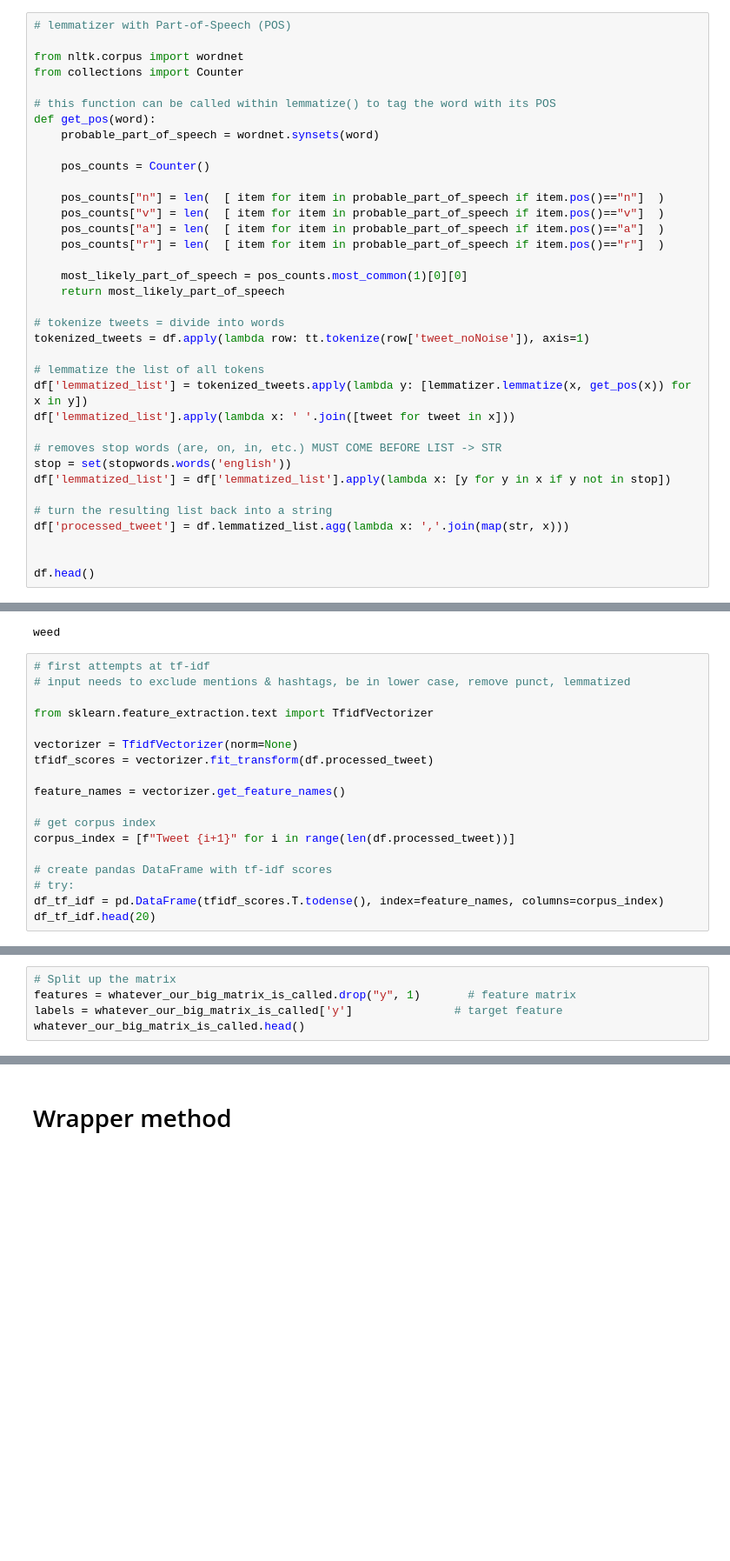
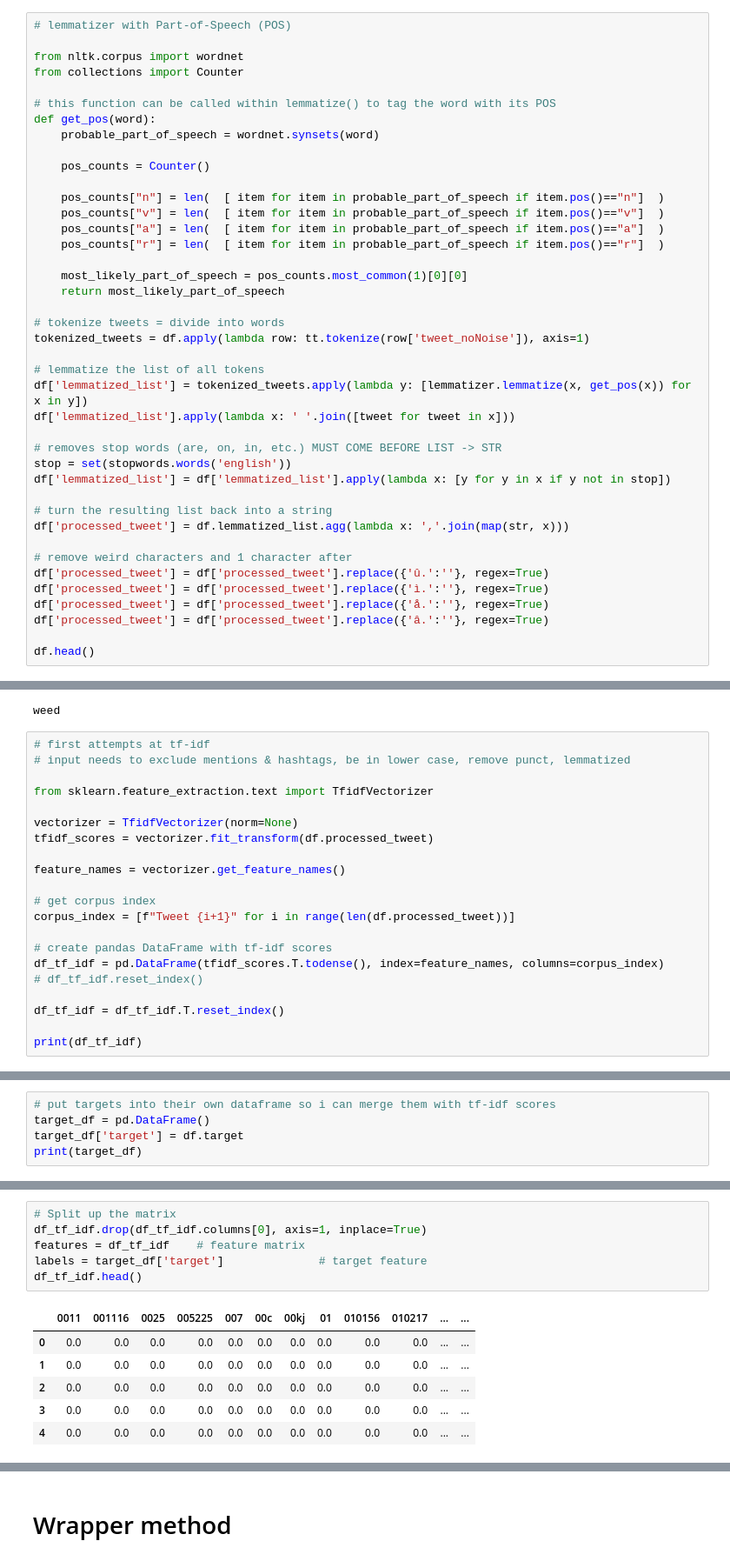
Before and after one commit to selmadissing/Machine-Learning-Project-2022, a Jupyter notebook: NLP-Project2022.ipynb, the cells around one changed output, grey strips where cells are left out. Shown at 87% size. Drawn from its saved outputs; the diff is of its cells as text; blank space fills up the shorter version.

```diff
--- a/NLP-Project2022.ipynb
+++ b/NLP-Project2022.ipynb
@@ -109,6 +109,11 @@ df['lemmatized_list'] = df['lemmatized_list'].apply(lambda x: [y for y in x if y
 # turn the resulting list back into a string
 df['processed_tweet'] = df.lemmatized_list.agg(lambda x: ','.join(map(str, x)))
 
+# remove weird characters and 1 character after
+df['processed_tweet'] = df['processed_tweet'].replace({'û.':''}, regex=True)
+df['processed_tweet'] = df['processed_tweet'].replace({'ì.':''}, regex=True)
+df['processed_tweet'] = df['processed_tweet'].replace({'å.':''}, regex=True)
+df['processed_tweet'] = df['processed_tweet'].replace({'â.':''}, regex=True)
 
 df.head()
 # %% [output]
@@ -138,7 +143,10 @@ feature_names = vectorizer.get_feature_names()
 corpus_index = [f"Tweet {i+1}" for i in range(len(df.processed_tweet))]
 
 # create pandas DataFrame with tf-idf scores
-# try:
 df_tf_idf = pd.DataFrame(tfidf_scores.T.todense(), index=feature_names, columns=corpus_index)
-df_tf_idf.head(20)
+# df_tf_idf.reset_index()
+
+df_tf_idf = df_tf_idf.T.reset_index()
+
+print(df_tf_idf)
 # %% [output]
@@ -162,0 +170,5 @@ df_tf_idf.head(20)
+# %%
+# put targets into their own dataframe so i can merge them with tf-idf scores
+target_df = pd.DataFrame()
+target_df['target'] = df.target
+print(target_df)
@@ -223,5 +246,13 @@ AttributeError: 'DataFrame' object has no attribute 'tweet_stop'
 # %%
 # Split up the matrix
-features = whatever_our_big_matrix_is_called.drop("y", 1)       # feature matrix
-labels = whatever_our_big_matrix_is_called['y']               # target feature
-whatever_our_big_matrix_is_called.head()
+df_tf_idf.drop(df_tf_idf.columns[0], axis=1, inplace=True)
+features = df_tf_idf    # feature matrix
+labels = target_df['target']              # target feature
+df_tf_idf.head()
+# %% [output]
+|  | 0011 | 001116 | 0025 | 005225 | 007 | 00c | 00kj | 01 | 010156 | 010217 | ... | ... |
+| 0 | 0.0 | 0.0 | 0.0 | 0.0 | 0.0 | 0.0 | 0.0 | 0.0 | 0.0 | 0.0 | ... | ... |
+| 1 | 0.0 | 0.0 | 0.0 | 0.0 | 0.0 | 0.0 | 0.0 | 0.0 | 0.0 | 0.0 | ... | ... |
+| 2 | 0.0 | 0.0 | 0.0 | 0.0 | 0.0 | 0.0 | 0.0 | 0.0 | 0.0 | 0.0 | ... | ... |
+| 3 | 0.0 | 0.0 | 0.0 | 0.0 | 0.0 | 0.0 | 0.0 | 0.0 | 0.0 | 0.0 | ... | ... |
+| 4 | 0.0 | 0.0 | 0.0 | 0.0 | 0.0 | 0.0 | 0.0 | 0.0 | 0.0 | 0.0 | ... | ... |
```
Also changed, not shown: parts of 13 cells of this notebook.
